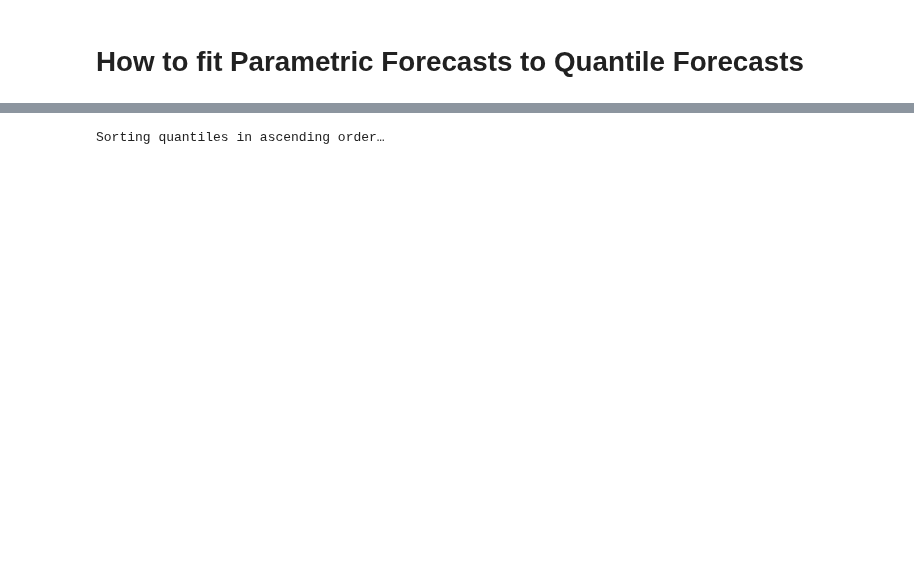
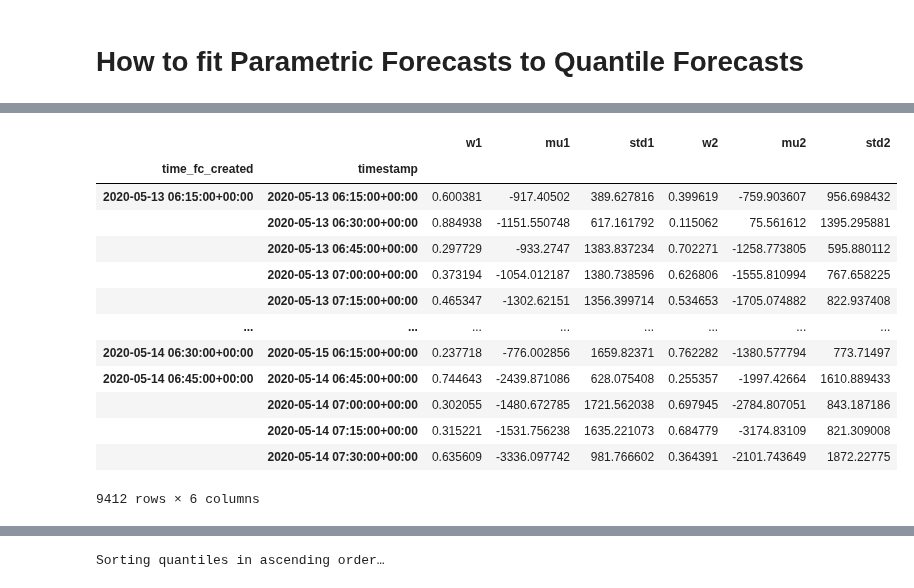
Before and after one commit to JaMoPinter/MPC-vs-RBC, a Jupyter notebook: 02_forecast/fit_parametric_fc.ipynb, the cells around one changed output, grey strips where cells are left out. Cells and saved outputs as stored; diff of their text form; code cells hidden in the pictures; blank space fills up the shorter version.

Commit message:
Forecasting on remote -- non final version

```diff
--- a/02_forecast/fit_parametric_fc.ipynb
+++ b/02_forecast/fit_parametric_fc.ipynb
@@ -7,7 +37,18 @@ import numpy as np
 # %%
 #path_to_quantile_fc = 'C:\\Users\\fh6281\\PycharmProjects\\GermanBuildingDate\\02_forecast\\storage_quantile_fc\\file_fc_PatchTST_SFH3_2025-07-16_13-47-24_freq15.csv'
-path_to_quantile_fc = 'C:\\Users\\fh6281\\PycharmProjects\\GermanBuildingDate\\02_forecast\\storage_quantile_fc\\file_fc_AutoKAN_SFH3_2025-07-25_14-18-05_freq15.csv'
+#path_to_quantile_fc = 'C:\\Users\\fh6281\\PycharmProjects\\GermanBuildingDate\\02_forecast\\storage_quantile_fc\\file_fc_AutoKAN_SFH3_2025-07-25_14-18-05_freq15.csv'
 #path_to_quantile_fc = 'C:\\Users\\fh6281\\PycharmProjects\\GermanBuildingDate\\02_forecast\\storage_quantile_fc\\file_fc_AutoKAN_SFH3_short.csv'
 
-pf = ParametricForecasts()
-pf.load_quantile_forecasts(path_to_quantile_fc, timerange=['2020-05-13 06:15:00+00:00', '2020-05-16 06:30:00+00:00'])  # timerange=None
+#path_to_quantile_fc = '/home/ws/fh6281/GermanBuildingDate/02_forecast/mount/storage_quantile_fc/SFH3/2025-08-12_13-44-50/file_fc_AutoKAN_SFH3_2025-08-12_13-44-50_freq15.csv'
+
+path_to_quantile_fc = '/home/ws/fh6281/GermanBuildingDate/02_forecast/mount/file_fc_AutoKan_SFH3_short.csv'
+
+#path_to_quantile_fc = Path('mount/storage_quantile_fc/file_fc_AutoKAN_')
+# %%
+time_now = pd.Timestamp.now()
+pf = ParametricForecasts()
+pf.load_quantile_forecasts(path_to_quantile_fc, timerange=['2020-05-13 06:00:00+00:00', '2020-05-13 09:00:00+00:00'])  # timerange=None
+time_end = pd.Timestamp.now()
+_ = pf.sort_quantiles()
+
+print(f'Time taken to load quantile forecasts: {time_end - time_now}')
@@ -13,0 +70,5 @@ pf.load_quantile_forecasts(path_to_quantile_fc, timerange=['2020-05-13 06:15:00+
+# %%
+time = pd.Timestamp.now()
+pf.fit_distribution('sum2gaussian')
+time_end = pd.Timestamp.now()
+print(f'Time taken to fit distribution: {time_end - time}')
@@ -13,0 +89,17 @@ pf.load_quantile_forecasts(path_to_quantile_fc, timerange=['2020-05-13 06:15:00+
+# %%
+pf.param_forecasts
+# %% [output]
+|  |  | w1 | mu1 | std1 | w2 | mu2 | std2 |
+| time_fc_created | timestamp |  |  |  |  |  |  |
+| 2020-05-13 06:15:00+00:00 | 2020-05-13 06:15:00+00:00 | 0.600381 | -917.40502 | 389.627816 | 0.399619 | -759.903607 | 956.698432 |
+|  | 2020-05-13 06:30:00+00:00 | 0.884938 | -1151.550748 | 617.161792 | 0.115062 | 75.561612 | 1395.295881 |
+|  | 2020-05-13 06:45:00+00:00 | 0.297729 | -933.2747 | 1383.837234 | 0.702271 | -1258.773805 | 595.880112 |
+|  | 2020-05-13 07:00:00+00:00 | 0.373194 | -1054.012187 | 1380.738596 | 0.626806 | -1555.810994 | 767.658225 |
+|  | 2020-05-13 07:15:00+00:00 | 0.465347 | -1302.62151 | 1356.399714 | 0.534653 | -1705.074882 | 822.937408 |
+| ... | ... | ... | ... | ... | ... | ... | ... |
+| 2020-05-14 06:30:00+00:00 | 2020-05-15 06:15:00+00:00 | 0.237718 | -776.002856 | 1659.82371 | 0.762282 | -1380.577794 | 773.71497 |
+| 2020-05-14 06:45:00+00:00 | 2020-05-14 06:45:00+00:00 | 0.744643 | -2439.871086 | 628.075408 | 0.255357 | -1997.42664 | 1610.889433 |
+|  | 2020-05-14 07:00:00+00:00 | 0.302055 | -1480.672785 | 1721.562038 | 0.697945 | -2784.807051 | 843.187186 |
+|  | 2020-05-14 07:15:00+00:00 | 0.315221 | -1531.756238 | 1635.221073 | 0.684779 | -3174.83109 | 821.309008 |
+|  | 2020-05-14 07:30:00+00:00 | 0.635609 | -3336.097742 | 981.766602 | 0.364391 | -2101.743649 | 1872.22775 |
+9412 rows × 6 columns
```
Also changed, not shown: parts of 17 cells of this notebook, 1 other file.
